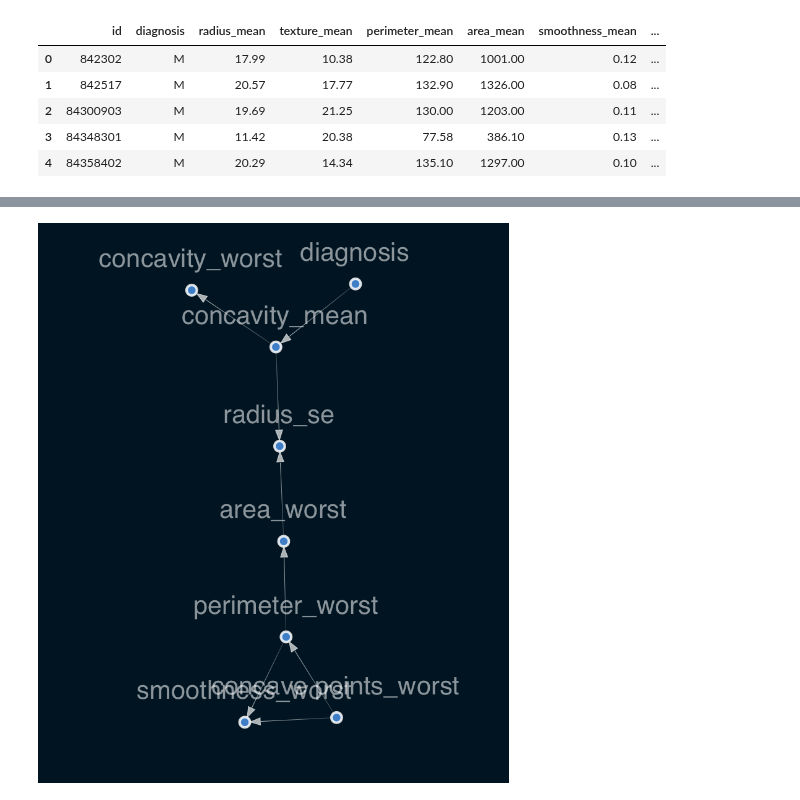
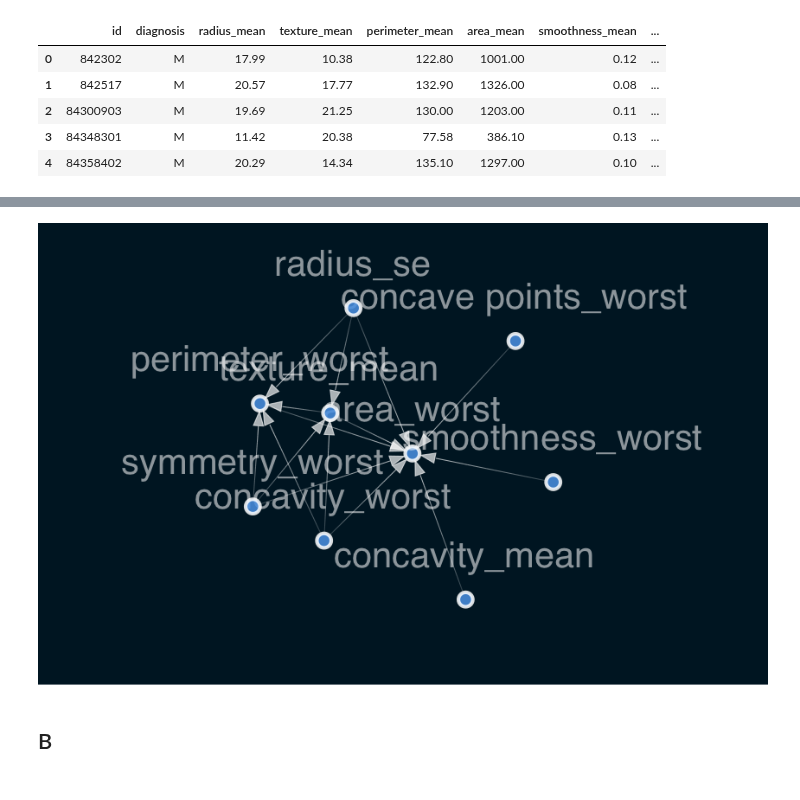
Before and after one commit to 10-Academy-quad-squad/casual-graph, a Jupyter notebook: notebooks/3. CausalLearning.ipynb, the cells around one changed output, grey strips where cells are left out. Saved outputs shown, nothing was run; the diff lists cells and outputs as text; code cells hidden in the pictures.

```diff
--- a/notebooks/3. CausalLearning.ipynb
+++ b/notebooks/3. CausalLearning.ipynb
@@ -86,14 +97,9 @@ Image(viz.draw(format='png'))
 # %%
 sm.remove_edges_below_threshold(0.8)
+vis(sm)
+# %% [output]
+[figure, added]
-# %%
-sm = sm.get_largest_subgraph()
-viz = plot_structure(
-    sm,
-    graph_attributes={"scale": "0.5"},
-    all_node_attributes=NODE_STYLE.WEAK,
-    all_edge_attributes=EDGE_STYLE.WEAK)
-Image(viz.draw(format='png'))
-# %% [output]
-[figure, removed]
+# %% [markdown]
+## B
 # %%
 %%time
```
Also changed, not shown: parts of 22 cells of this notebook, 1 other file.
